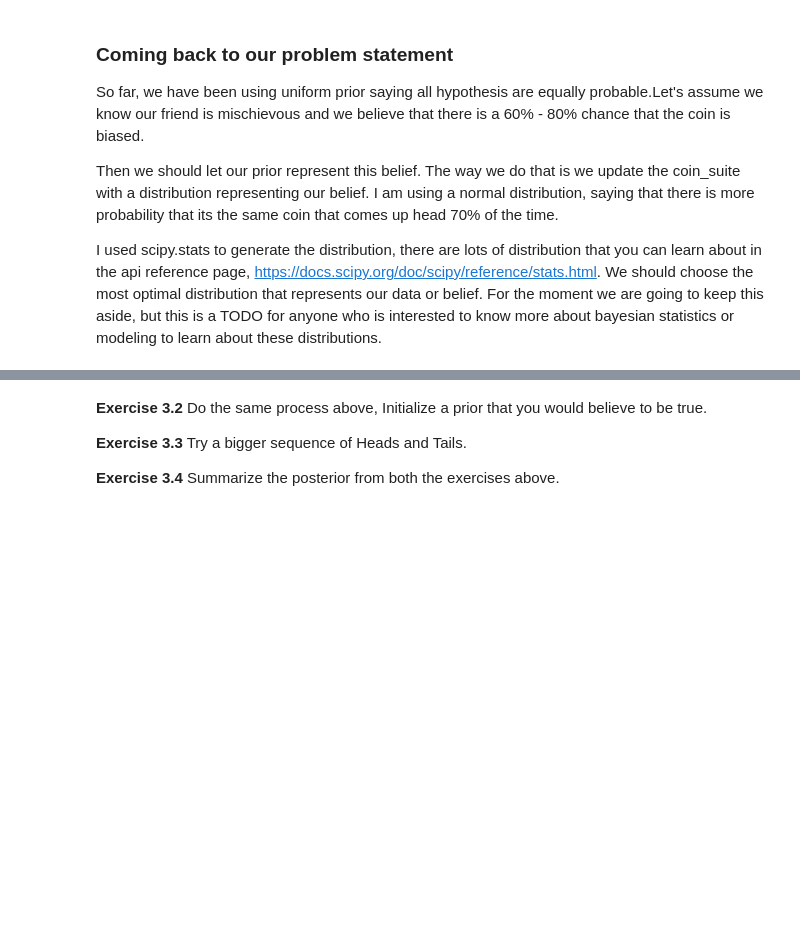
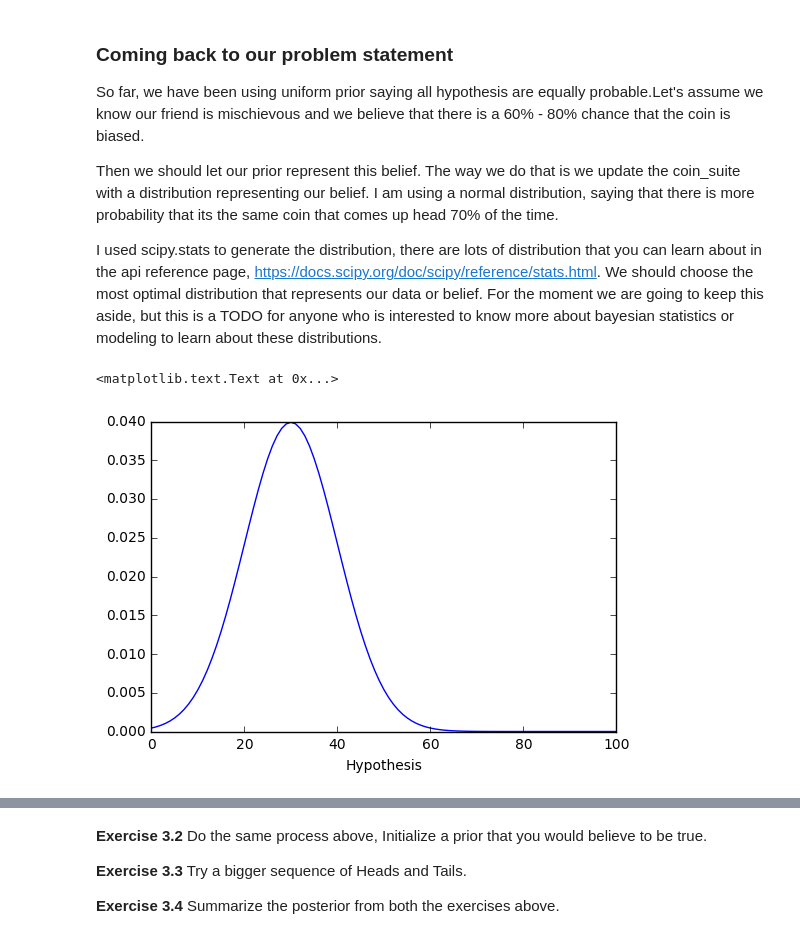
Before and after one commit to DataKind-BLR/bayestalk, a Jupyter notebook: Prior.ipynb, the cells around one changed output, grey strips where cells are left out. Cells and saved outputs as stored; diff of their text form; code cells hidden in the pictures; blank space fills up the shorter version.

```diff
--- a/Prior.ipynb
+++ b/Prior.ipynb
@@ -93,6 +95,15 @@ So far, we have been using uniform prior saying all hypothesis are equally proba
 Then we should let our prior represent this belief. The way we do that is we update the coin_suite with a distribution representing our belief. I am using a normal distribution, saying that there is more probability that its the same coin that comes up head 70% of the time.
 
 I used scipy.stats to generate the distribution, there are lots of distribution that you can learn about in the api reference page, https://docs.scipy.org/doc/scipy/reference/stats.html. We should choose the most optimal distribution that represents our data or belief. For the moment we are going to keep this aside, but this is a TODO for anyone who is interested to know more about bayesian statistics or modeling to learn about these distributions.
+# %%
+from scipy.stats import norm
+
+prior = norm.pdf(range(101), loc=30, scale=10)
+plt.plot(prior)
+plt.xlabel('Hypothesis')
+# %% [output]
+<matplotlib.text.Text at 0x...>
+[figure, added]
 # %%
 # Lets reinitialize and set our prior
 coin_suite = Coin(range(101))
```
Also changed, not shown: parts of 10 cells of this notebook, 3 other files.
